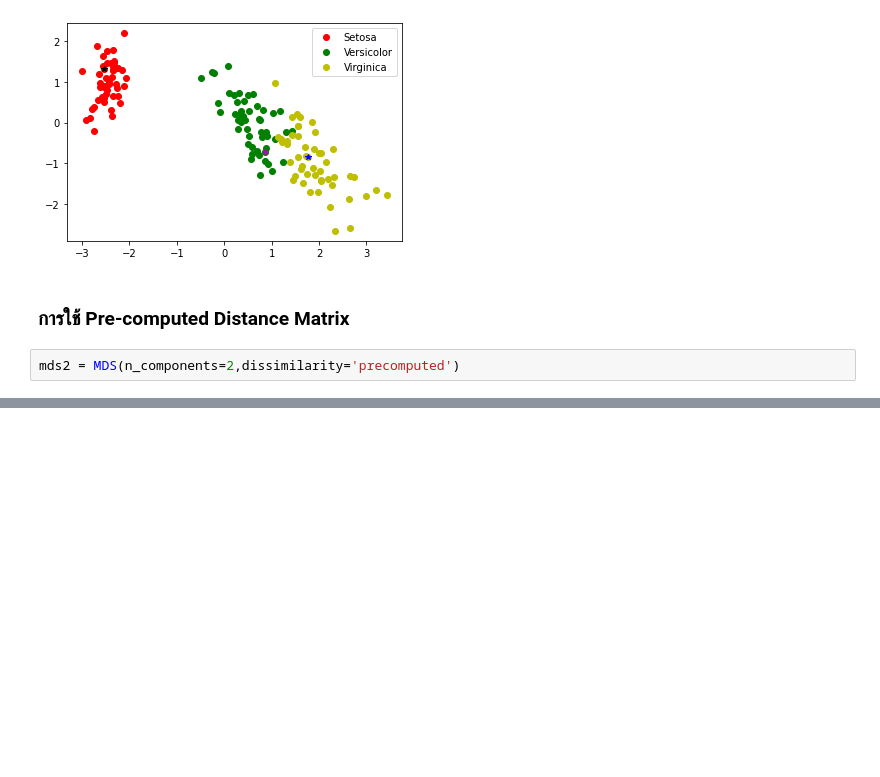
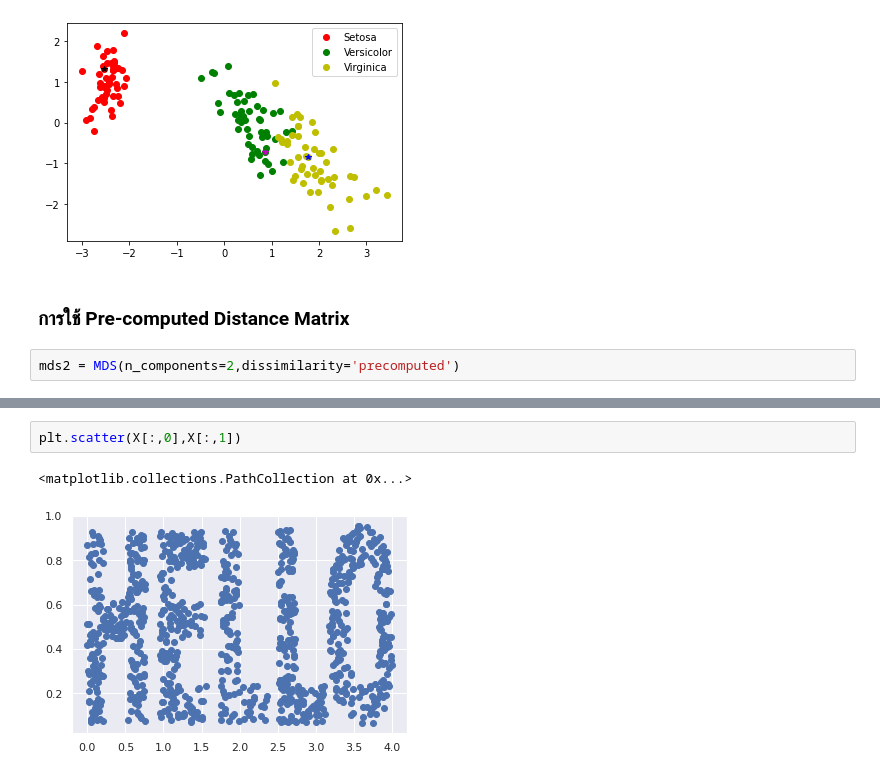
Before and after one commit to jittakorn-ch/multivariate, a Jupyter notebook: Chapter_4_MDS.ipynb, the cells around one changed output, grey strips where cells are left out. Drawn from its saved outputs; the diff is of its cells as text; blank space fills up the shorter version.

```diff
--- a/Chapter_4_MDS.ipynb
+++ b/Chapter_4_MDS.ipynb
@@ -94,0 +135,5 @@ mds2 = MDS(n_components=2,dissimilarity='precomputed')
+# %%
+plt.scatter(X[:,0],X[:,1])
+# %% [output]
+<matplotlib.collections.PathCollection at 0x...>
+[figure, added]
```
Also changed, not shown: parts of 28 cells of this notebook.
